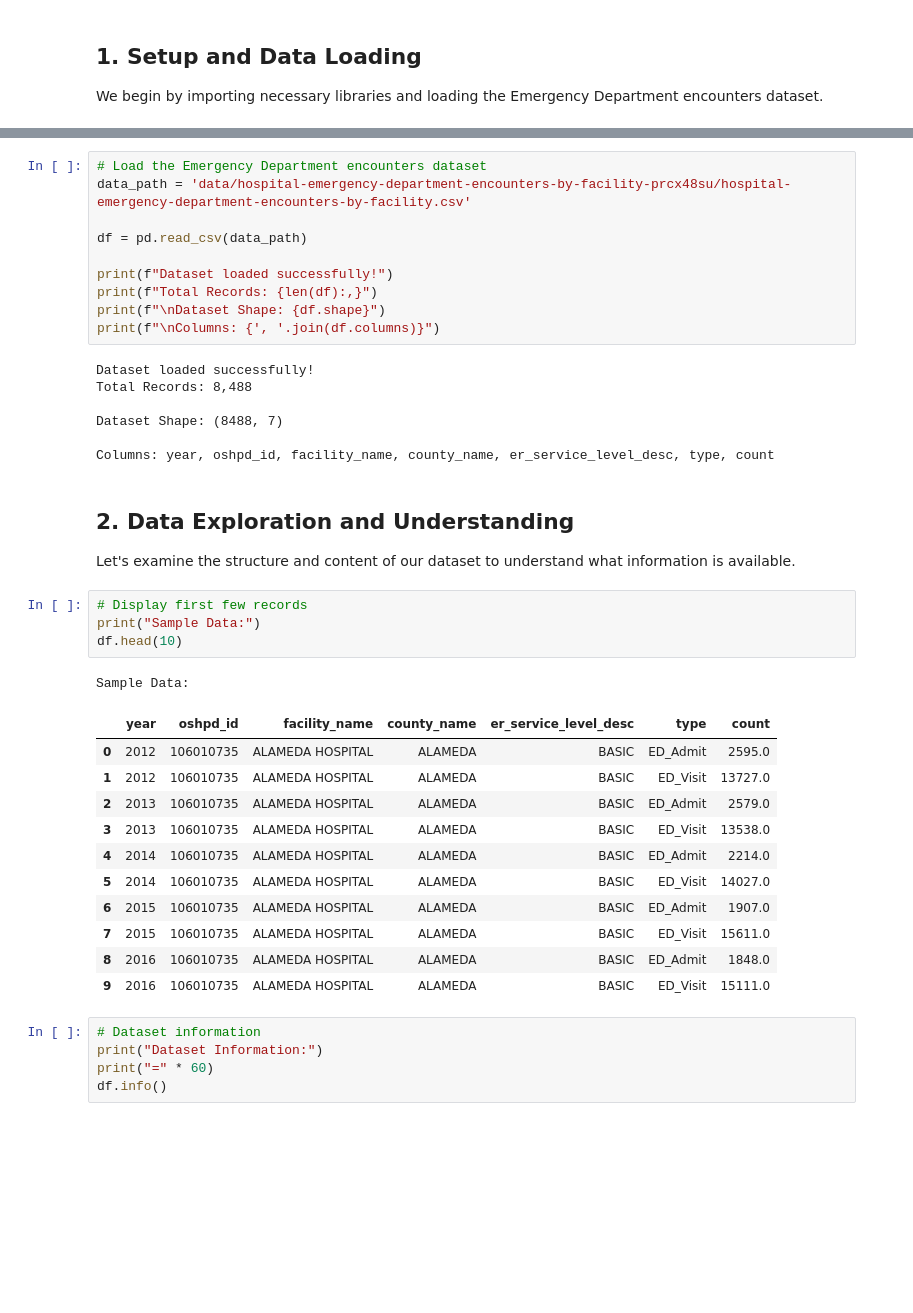
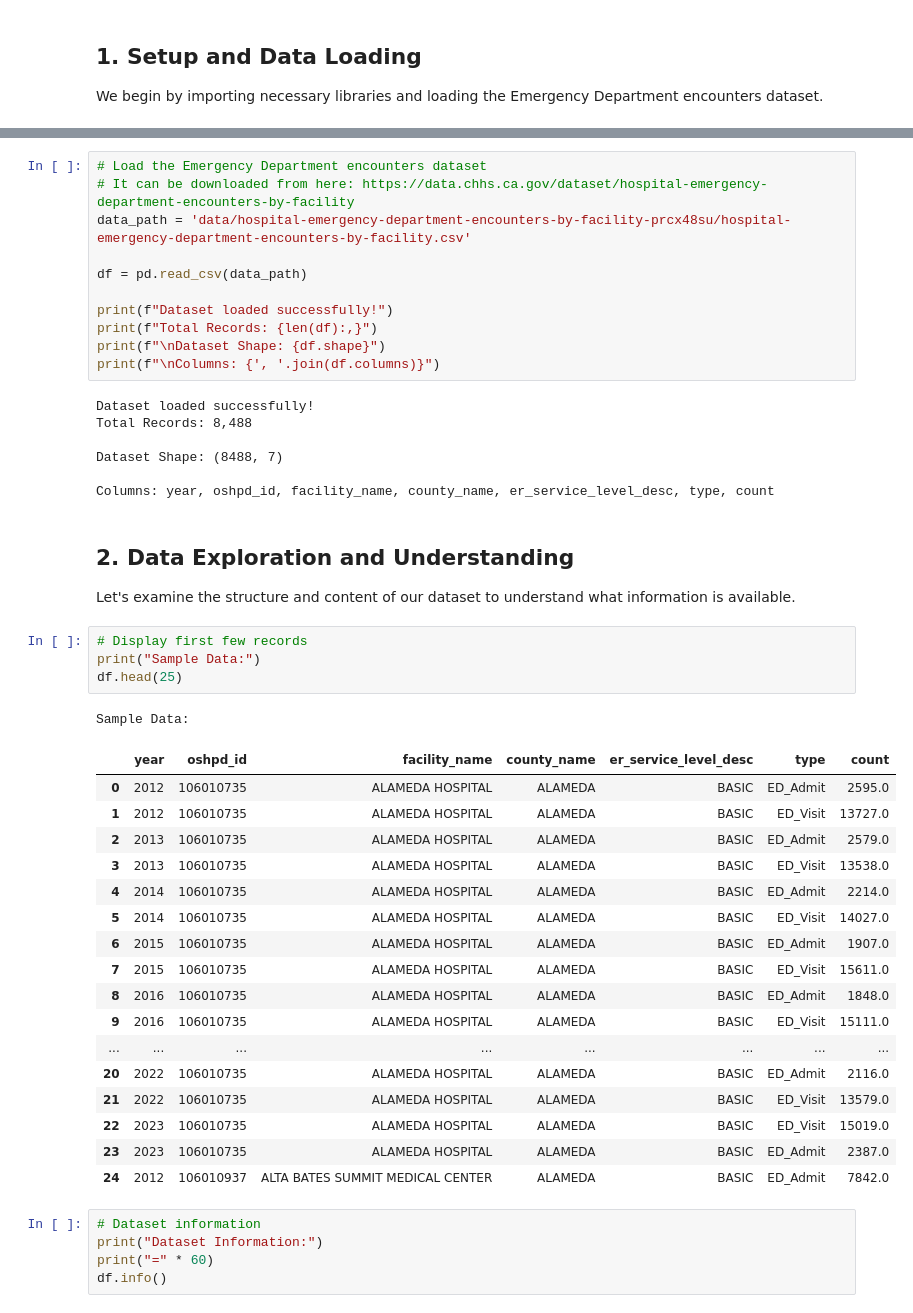
Before and after one commit to annimukherjee/BDM-Project, a Jupyter notebook: 1_Year_Over_Year_ED_Utilization_Analysis_COMPLETE.ipynb, the cells around one changed output, grey strips where cells are left out. Cells and saved outputs as stored; diff of their text form; blank space fills up the shorter version.

```diff
--- a/1_Year_Over_Year_ED_Utilization_Analysis_COMPLETE.ipynb
+++ b/1_Year_Over_Year_ED_Utilization_Analysis_COMPLETE.ipynb
@@ -54,5 +55,6 @@ Analysis Date: 2025-12-03 22:14:00
 # %%
 # Load the Emergency Department encounters dataset
+# It can be downloaded from here: https://data.chhs.ca.gov/dataset/hospital-emergency-department-encounters-by-facility
 data_path = 'data/hospital-emergency-department-encounters-by-facility-prcx48su/hospital-emergency-department-encounters-by-facility.csv'
 
 df = pd.read_csv(data_path)
@@ -75,20 +77,26 @@ Let's examine the structure and content of our dataset to understand what inform
 # %%
 # Display first few records
 print("Sample Data:")
-df.head(10)
+df.head(25)
 # %% [output]
 Sample Data:
 |  | year | oshpd_id | facility_name | county_name | er_service_level_desc | type | count |
 | 0 | 2012 | 106010735 | ALAMEDA HOSPITAL | ALAMEDA | BASIC | ED_Admit | 2595.0 |
 | 1 | 2012 | 106010735 | ALAMEDA HOSPITAL | ALAMEDA | BASIC | ED_Visit | 13727.0 |
 | 2 | 2013 | 106010735 | ALAMEDA HOSPITAL | ALAMEDA | BASIC | ED_Admit | 2579.0 |
 | 3 | 2013 | 106010735 | ALAMEDA HOSPITAL | ALAMEDA | BASIC | ED_Visit | 13538.0 |
 | 4 | 2014 | 106010735 | ALAMEDA HOSPITAL | ALAMEDA | BASIC | ED_Admit | 2214.0 |
 | 5 | 2014 | 106010735 | ALAMEDA HOSPITAL | ALAMEDA | BASIC | ED_Visit | 14027.0 |
 | 6 | 2015 | 106010735 | ALAMEDA HOSPITAL | ALAMEDA | BASIC | ED_Admit | 1907.0 |
 | 7 | 2015 | 106010735 | ALAMEDA HOSPITAL | ALAMEDA | BASIC | ED_Visit | 15611.0 |
 | 8 | 2016 | 106010735 | ALAMEDA HOSPITAL | ALAMEDA | BASIC | ED_Admit | 1848.0 |
 | 9 | 2016 | 106010735 | ALAMEDA HOSPITAL | ALAMEDA | BASIC | ED_Visit | 15111.0 |
+| ... | ... | ... | ... | ... | ... | ... | ... |
+| 20 | 2022 | 106010735 | ALAMEDA HOSPITAL | ALAMEDA | BASIC | ED_Admit | 2116.0 |
+| 21 | 2022 | 106010735 | ALAMEDA HOSPITAL | ALAMEDA | BASIC | ED_Visit | 13579.0 |
+| 22 | 2023 | 106010735 | ALAMEDA HOSPITAL | ALAMEDA | BASIC | ED_Visit | 15019.0 |
+| 23 | 2023 | 106010735 | ALAMEDA HOSPITAL | ALAMEDA | BASIC | ED_Admit | 2387.0 |
+| 24 | 2012 | 106010937 | ALTA BATES SUMMIT MEDICAL CENTER | ALAMEDA | BASIC | ED_Admit | 7842.0 |
 # %%
 # Dataset information
 print("Dataset Information:")
```
Also changed, not shown: parts of 22 cells of this notebook, 9 other files.
